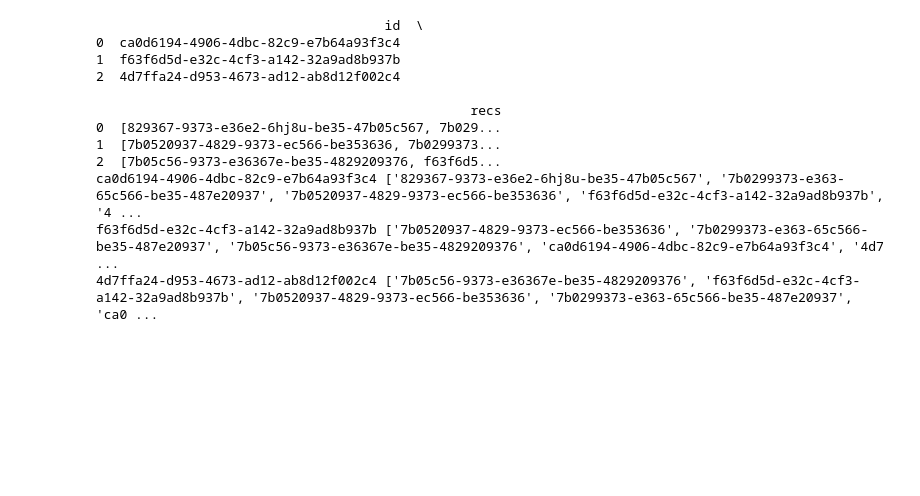
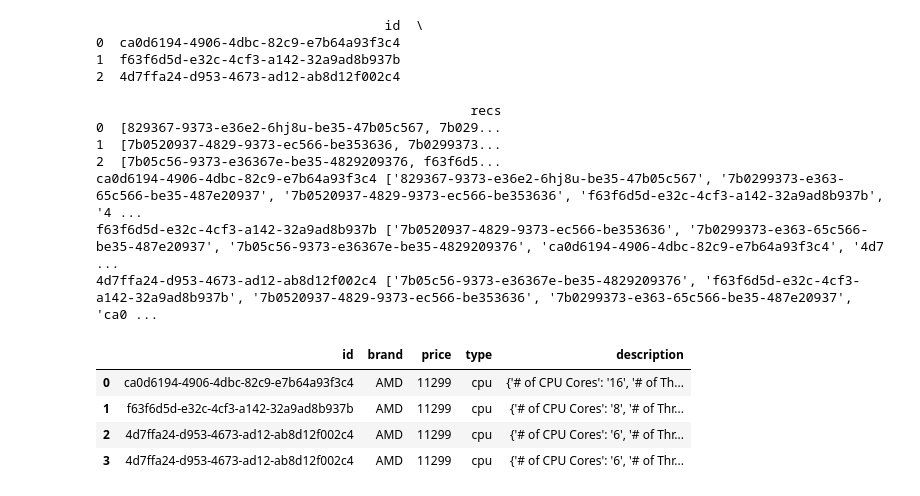
Before and after one commit to COS301-SE-2021/Silicon-Scraper, a Jupyter notebook: backend/recommendations/Recommender.ipynb, the cells around one changed output. Saved outputs shown, nothing was run; the diff lists cells and outputs as text; code cells hidden in the pictures; blank space fills up the shorter version.

```diff
--- a/backend/recommendations/Recommender.ipynb
+++ b/backend/recommendations/Recommender.ipynb
@@ -291,3 +297,16 @@ if new_cpu is not None:
 ca0d6194-4906-4dbc-82c9-e7b64a93f3c4 ['829367-9373-e36e2-6hj8u-be35-47b05c567', '7b0299373-e363-65c566-be35-487e20937', '7b0520937-4829-9373-ec566-be353636', 'f63f6d5d-e32c-4cf3-a142-32a9ad8b937b', '4 ...
 f63f6d5d-e32c-4cf3-a142-32a9ad8b937b ['7b0520937-4829-9373-ec566-be353636', '7b0299373-e363-65c566-be35-487e20937', '7b05c56-9373-e36367e-be35-4829209376', 'ca0d6194-4906-4dbc-82c9-e7b64a93f3c4', '4d7 ...
 4d7ffa24-d953-4673-ad12-ab8d12f002c4 ['7b05c56-9373-e36367e-be35-4829209376', 'f63f6d5d-e32c-4cf3-a142-32a9ad8b937b', '7b0520937-4829-9373-ec566-be353636', '7b0299373-e363-65c566-be35-487e20937', 'ca0 ...
+# %%
+f = open('mocks/wishlist-products.json')
+wishlist_products = json.load(f)
+wishlist_description = pd.DataFrame(wishlist_products['products'])#.pop('description')
+wishlist_description.drop(['model','image', 'link', 'availability','retailer' ], axis=1, inplace=True)
+wishlist_description.dropna(inplace=True)
+wishlist_description
+# %% [output]
+|  | id | brand | price | type | description |
+| 0 | ca0d6194-4906-4dbc-82c9-e7b64a93f3c4 | AMD | 11299 | cpu | {'# of CPU Cores': '16', '# of Th... |
+| 1 | f63f6d5d-e32c-4cf3-a142-32a9ad8b937b | AMD | 11299 | cpu | {'# of CPU Cores': '8', '# of Thr... |
+| 2 | 4d7ffa24-d953-4673-ad12-ab8d12f002c4 | AMD | 11299 | cpu | {'# of CPU Cores': '6', '# of Thr... |
+| 3 | 4d7ffa24-d953-4673-ad12-ab8d12f002c4 | AMD | 11299 | cpu | {'# of CPU Cores': '6', '# of Thr... |
```
Also changed, not shown: parts of 6 cells of this notebook, 3 other files.
